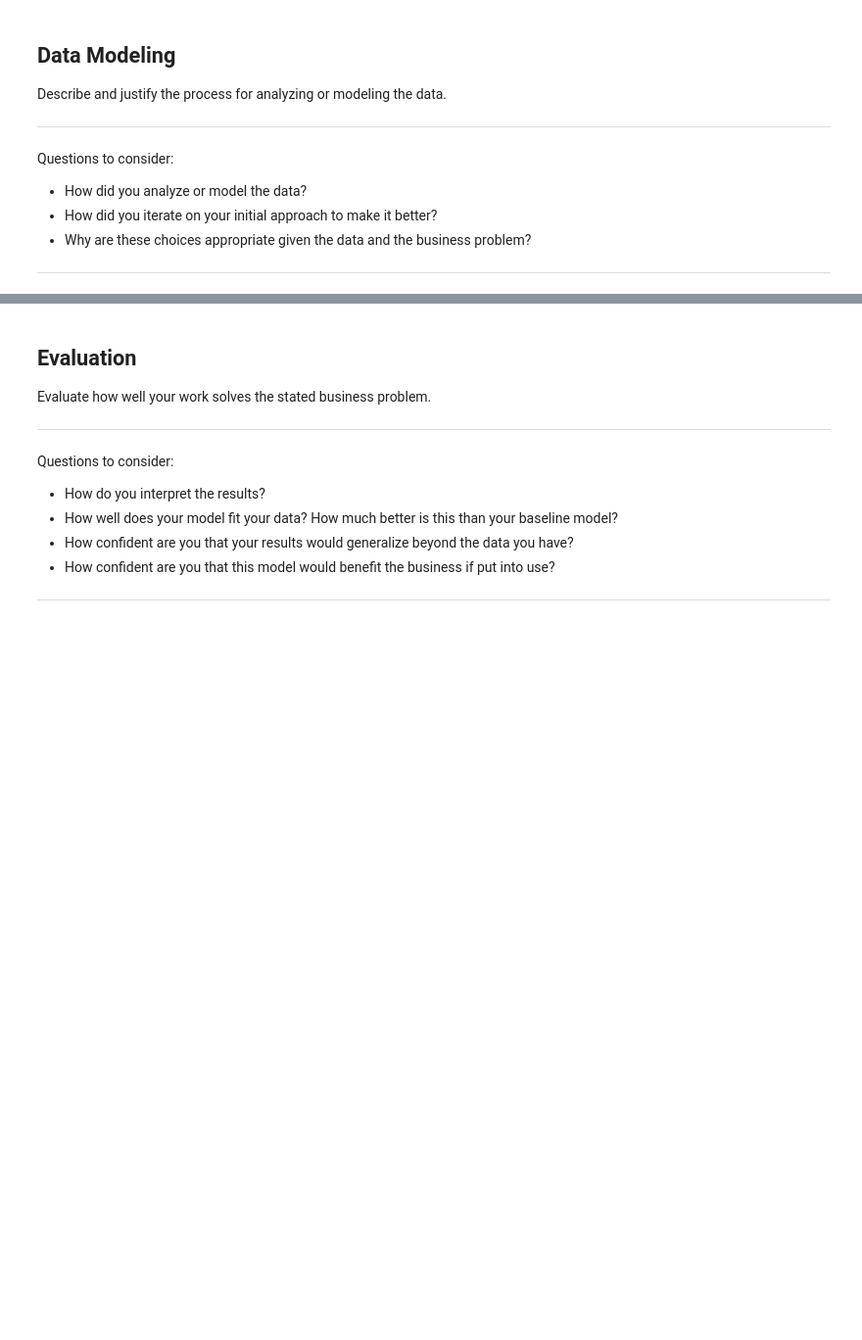
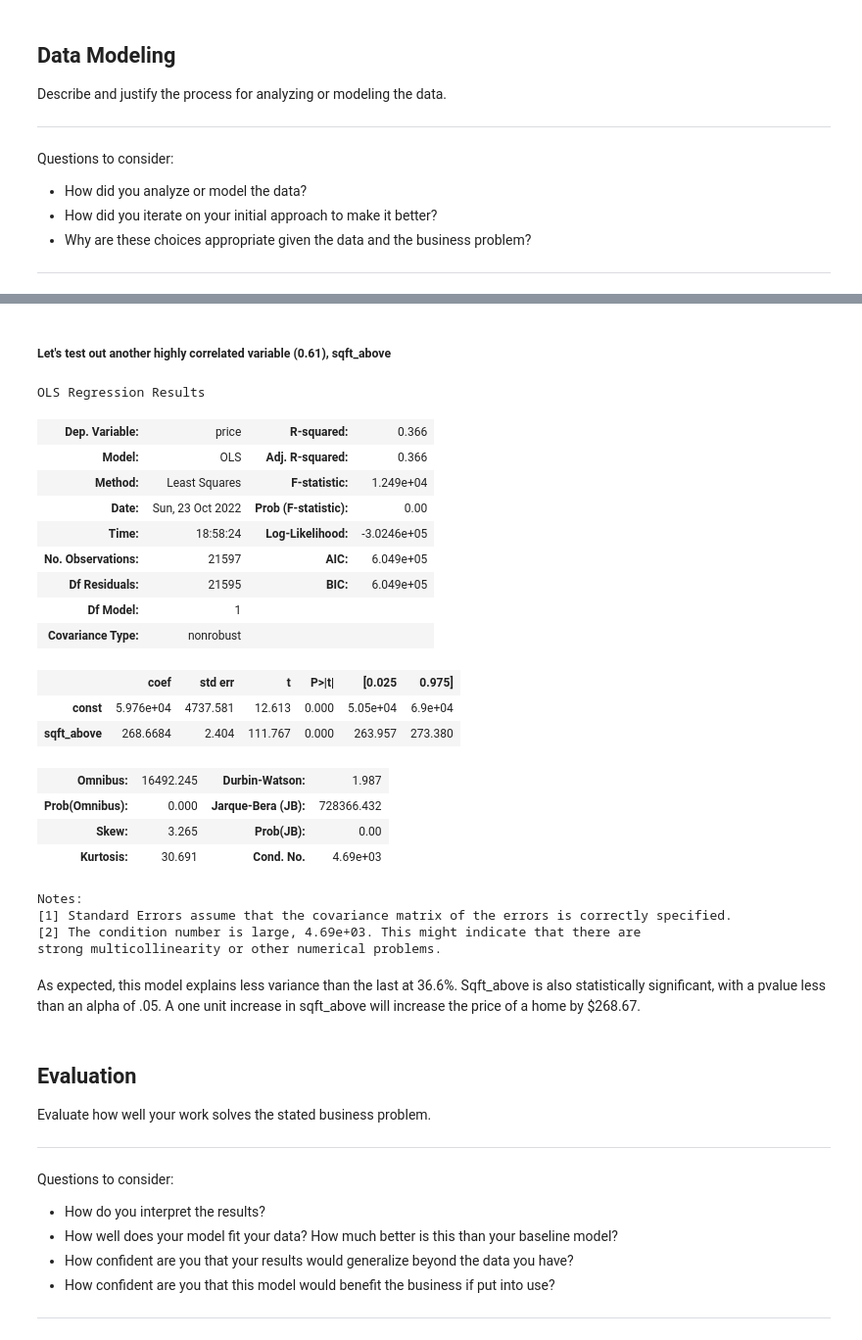
Before and after one commit to dermothethird/King_County_Housing_Project, a Jupyter notebook: Dermot_JNotebook.ipynb, the cells around one changed output, grey strips where cells are left out. Shown at 98% size. Cells and saved outputs as stored; diff of their text form; code cells hidden in the pictures; blank space fills up the shorter version.

```diff
--- a/Dermot_JNotebook.ipynb
+++ b/Dermot_JNotebook.ipynb
@@ -191,3 +231,37 @@ Questions to consider:
+# %% [markdown]
+##### Let's test out another highly correlated variable (0.61), sqft_above
+# %%
+# set up the simple linear regression between price and sqft_above
+simple_exog_sqftabove = sm.add_constant(df['sqft_above'])
+
+simple_model_2 = sm.OLS(simple_endog, simple_exog_sqftabove).fit().summary()
+# %%
+# run the simple linear regression model
+simple_model_2
+# %% [output]
+OLS Regression Results
+| Dep. Variable: | price | R-squared: | 0.366 |
+| Model: | OLS | Adj. R-squared: | 0.366 |
+| Method: | Least Squares | F-statistic: | 1.249e+04 |
+| Date: | Sun, 23 Oct 2022 | Prob (F-statistic): | 0.00 |
+| Time: | 18:58:24 | Log-Likelihood: | -3.0246e+05 |
+| No. Observations: | 21597 | AIC: | 6.049e+05 |
+| Df Residuals: | 21595 | BIC: | 6.049e+05 |
+| Df Model: | 1 |  |  |
+| Covariance Type: | nonrobust |  |  |
+|  | coef | std err | t | P>|t| | [0.025 | 0.975] |
+| const | 5.976e+04 | 4737.581 | 12.613 | 0.000 | 5.05e+04 | 6.9e+04 |
+| sqft_above | 268.6684 | 2.404 | 111.767 | 0.000 | 263.957 | 273.380 |
+| Omnibus: | 16492.245 | Durbin-Watson: | 1.987 |
+| Prob(Omnibus): | 0.000 | Jarque-Bera (JB): | 728366.432 |
+| Skew: | 3.265 | Prob(JB): | 0.00 |
+| Kurtosis: | 30.691 | Cond. No. | 4.69e+03 |
+Notes:
+[1] Standard Errors assume that the covariance matrix of the errors is correctly specified.
+[2] The condition number is large, 4.69e+03. This might indicate that there are
+strong multicollinearity or other numerical problems.
+# %% [markdown]
+As expected, this model explains less variance than the last at 36.6%. Sqft_above is also statistically significant, with a pvalue less than an alpha of .05. A one unit increase in sqft_above will increase the price of a home by $268.67.
 # %% [markdown]
 ## Evaluation
 Evaluate how well your work solves the stated business problem.
```
Also changed, not shown: parts of 10 cells of this notebook.
